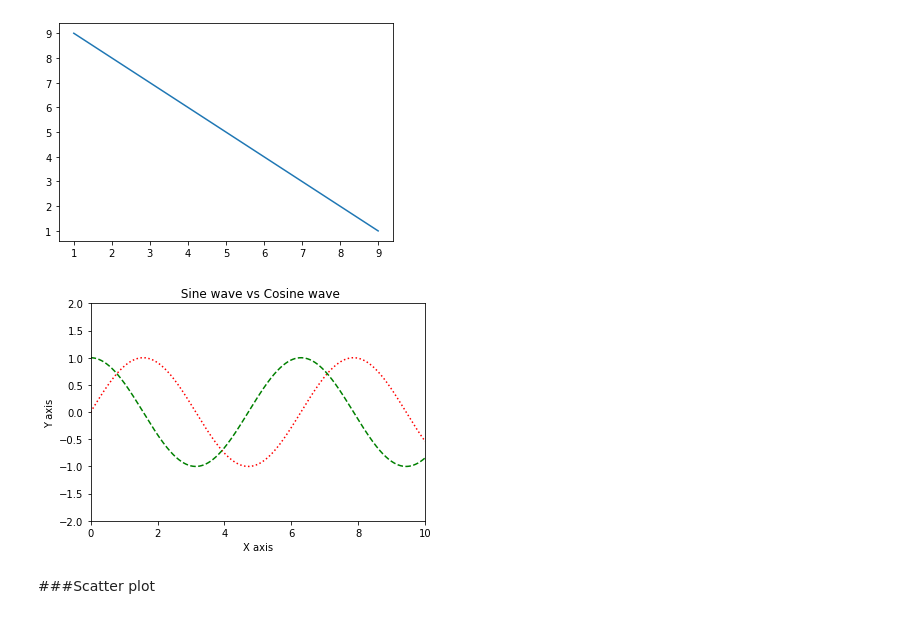
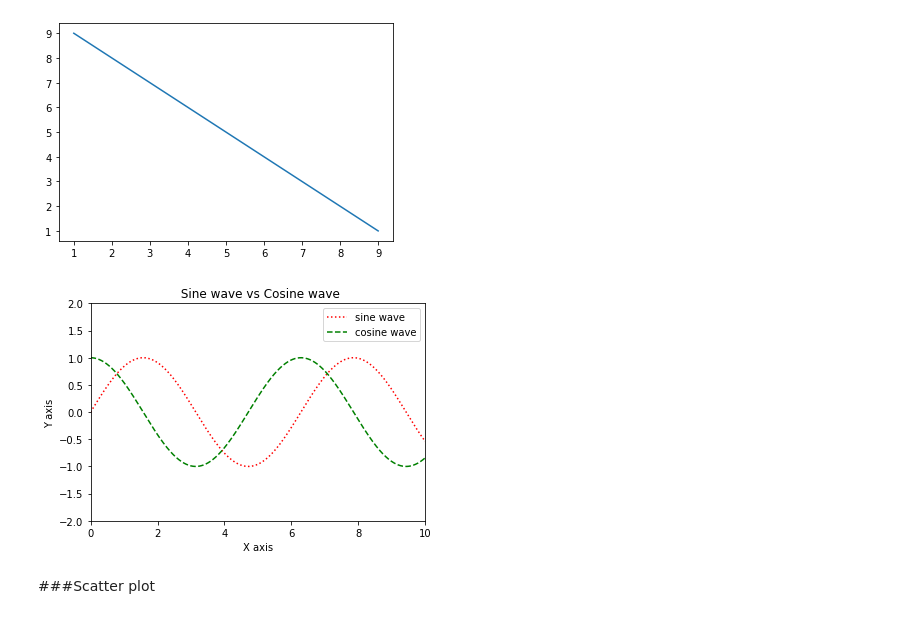
Before and after one commit to Sunny1729-prog/Data-Science-and-Machine-Learning, a Jupyter notebook: $_Class_7_8(DS_&_ML).ipynb, the cells around one changed output. Drawn from its saved outputs; the diff is of its cells as text; code cells hidden in the pictures.

```diff
--- a/$_Class_7_8(DS_&_ML).ipynb
+++ b/$_Class_7_8(DS_&_ML).ipynb
@@ -88,17 +117,18 @@ plt.show()
 # %%
 x = np.linspace(0,10,1000)
 y = np.sin(x)
 z = np.cos(x)
 plt.xlim(0,10)
 plt.ylim(-2,2)
 plt.xlabel("X axis")
 plt.ylabel("Y axis")
 plt.title(" Sine wave vs Cosine wave")
 plt.plot(x,y,":r",label="sine wave")
 plt.plot(x,z,"--g",label="cosine wave")  #color='g', linestyle='--'
+plt.legend()
 plt.show()
 # %% [output]
-[figure, old version]
+[figure, new version]
 # %% [markdown]
 ###Scatter plot
 # %%
```
Also changed, not shown: parts of 24 cells of this notebook.
